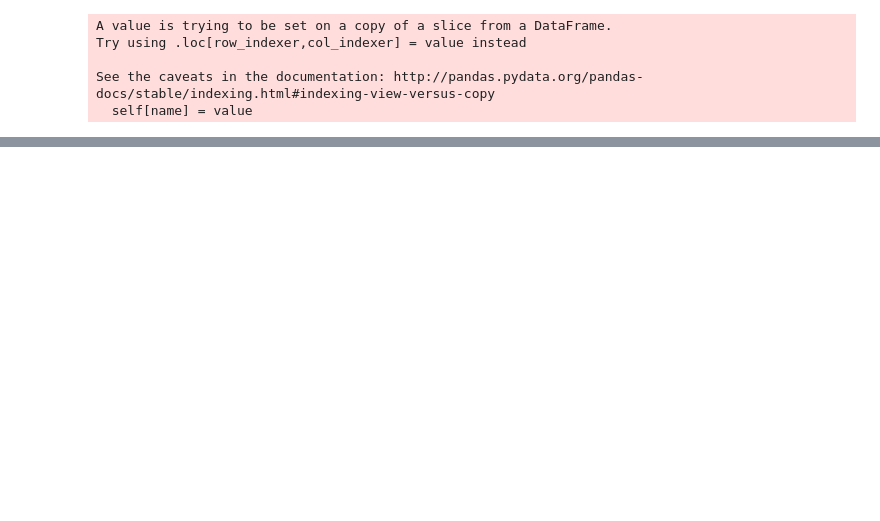
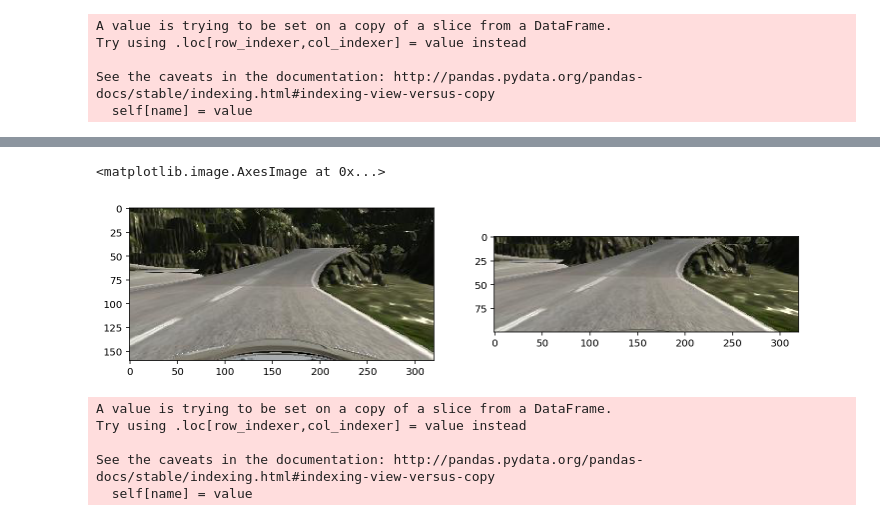
Before and after one commit to gwwang16/CarND-Behavioral-Cloning-P3, a Jupyter notebook: model.ipynb, the cells around one changed output, grey strips where cells are left out. Cells and saved outputs as stored; diff of their text form; code cells hidden in the pictures; blank space fills up the shorter version.

```diff
--- a/model.ipynb
+++ b/model.ipynb
@@ -176,0 +301,16 @@ model.save('model.h5')
+# %%
+img_name = t2_data1.iloc[80]['path'].replace('\\','/')
+path_dic = img_name.split('/')
+file_path = './data/' +  path_dic[-3] + '/' +  path_dic[-2] + '/' +  path_dic[-1]
+# %%
+image = cv2.imread(file_path)
+image = cv2.cvtColor(image,cv2.COLOR_BGR2RGB)
+plt.figure(figsize=(12,7))
+plt.subplot(1,2,1)
+plt.imshow(image)
+crop_img = image[40:140, :,:]
+plt.subplot(1,2,2)
+plt.imshow(crop_img)
+# %% [output]
+<matplotlib.image.AxesImage at 0x...>
+[figure, added]
@@ -176,0 +348,14 @@ model.save('model.h5')
+# %%
+t2_data1 = data_import('./data/t2run1')
+t2_data2 = data_import('./data/t2run2')
+t2_data3 = data_import('./data/t2run3')
+t2_data4 = data_import('./data/t2run4')
+t2_data5 = data_import('./data/t2run5')
+t2_data6 = data_import('./data/t2run6')
+t2_data_all = pd.concat([t2_data1, t2_data2, t2_data3 ,t2_data4, t2_data5, t2_data6],ignore_index =True)
+# %% [output]
+A value is trying to be set on a copy of a slice from a DataFrame.
+Try using .loc[row_indexer,col_indexer] = value instead
+
+See the caveats in the documentation: http://pandas.pydata.org/pandas-docs/stable/indexing.html#indexing-view-versus-copy
+  self[name] = value
```
Also changed, not shown: parts of 38 cells of this notebook.
